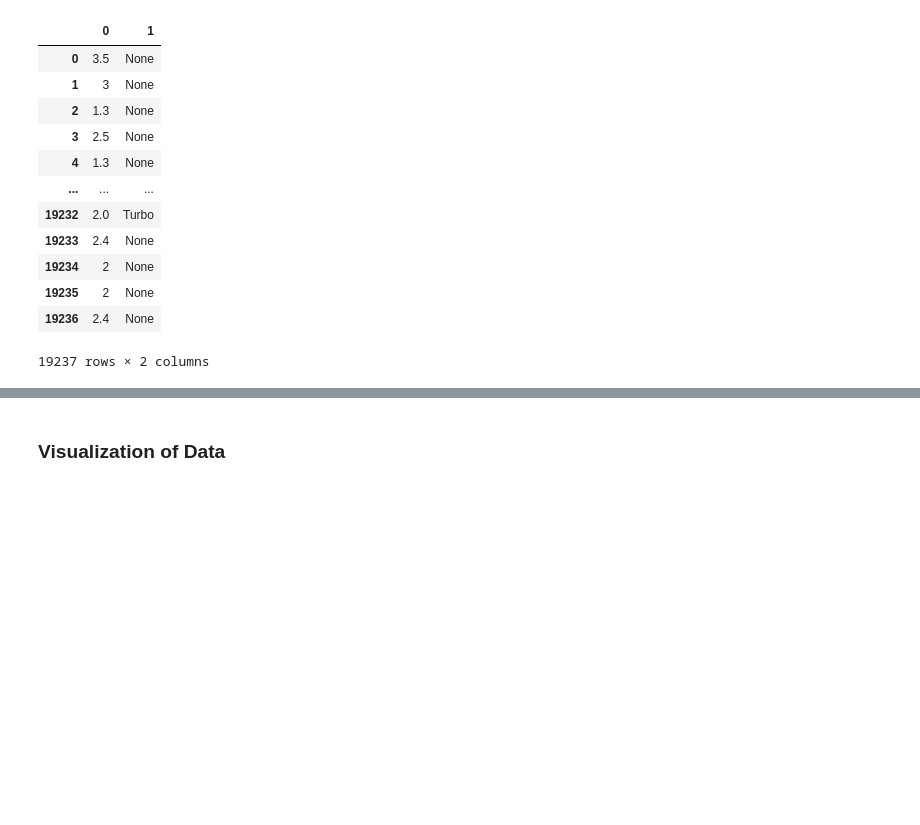
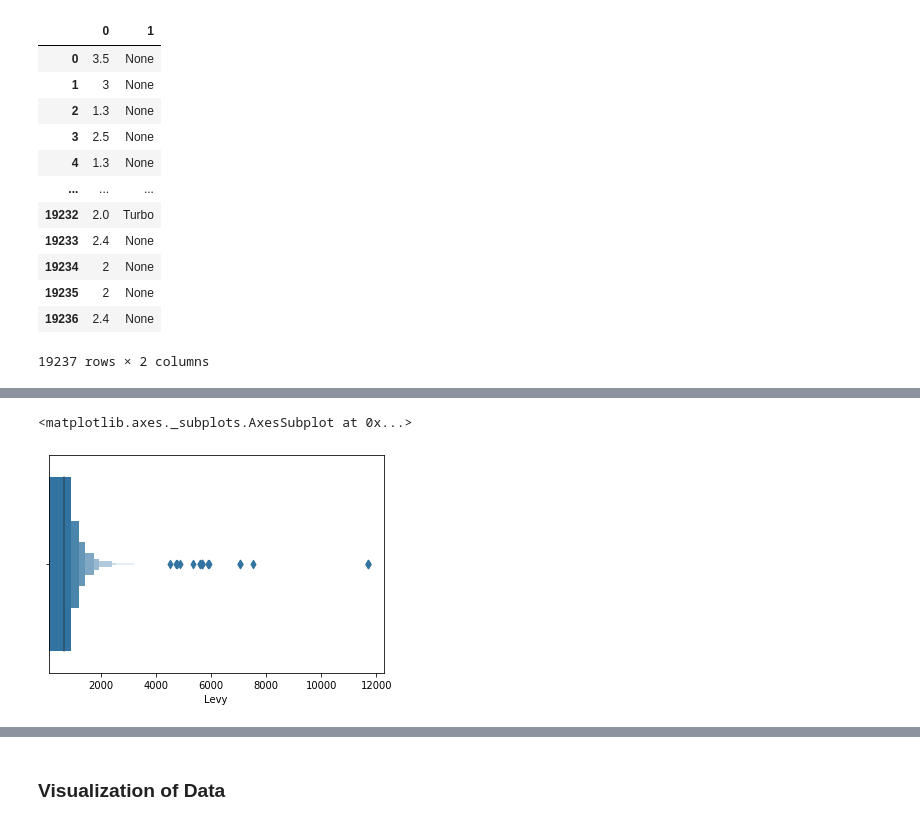
Before and after one commit to princyiakov/car_price_prediction, a Jupyter notebook: Car_Price_Prediction.ipynb, the cells around one changed output, grey strips where cells are left out. Cells and saved outputs as stored; diff of their text form; code cells hidden in the pictures; blank space fills up the shorter version.

Commit message:
data cleansing update

```diff
--- a/Car_Price_Prediction.ipynb
+++ b/Car_Price_Prediction.ipynb
@@ -77,6 +112,10 @@ df2
 # %%
 df["Levy"] = df["Levy"].replace('-',0)
 df['Levy']=df['Levy'].astype(int)
+# %%
+df['Engine volume']=df['Engine volume'].astype(float)
+df['Cylinders']=df['Cylinders'].astype(float)
+df['Airbags']=df['Airbags'].astype(float)
 # %%
 df
 # %% [output]
@@ -95,6 +134,8 @@ df
 19237 rows × 18 columns
 # %%
 df.drop(["ID"], inplace = True, axis = 1)
+# %%
+df['Mileage']=df['Mileage'].astype(int)
 # %%
 mileage = df['Mileage'].str.split(" ", n = 1, expand = True) # Split mileage into list of two value
 # %%
@@ -187,0 +262,7 @@ df['Doors']=df['Doors'].astype(str)
+# %%
+# Understanding the outliers in the numercial data
+num_col =  ['Levy', 'Mileage', 'Engine volume', 'Cylinders', 'Airbags']
+sns.boxenplot(df[num_col[0]])
+# %% [output]
+<matplotlib.axes._subplots.AxesSubplot at 0x...>
+[figure, added]
```
Also changed, not shown: parts of 23 cells of this notebook.
